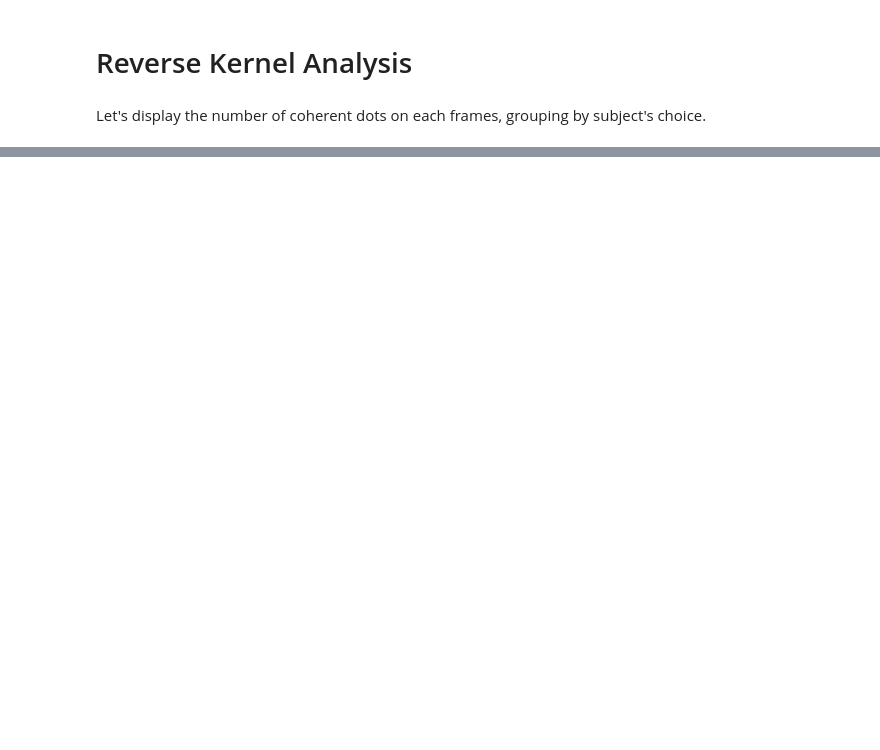
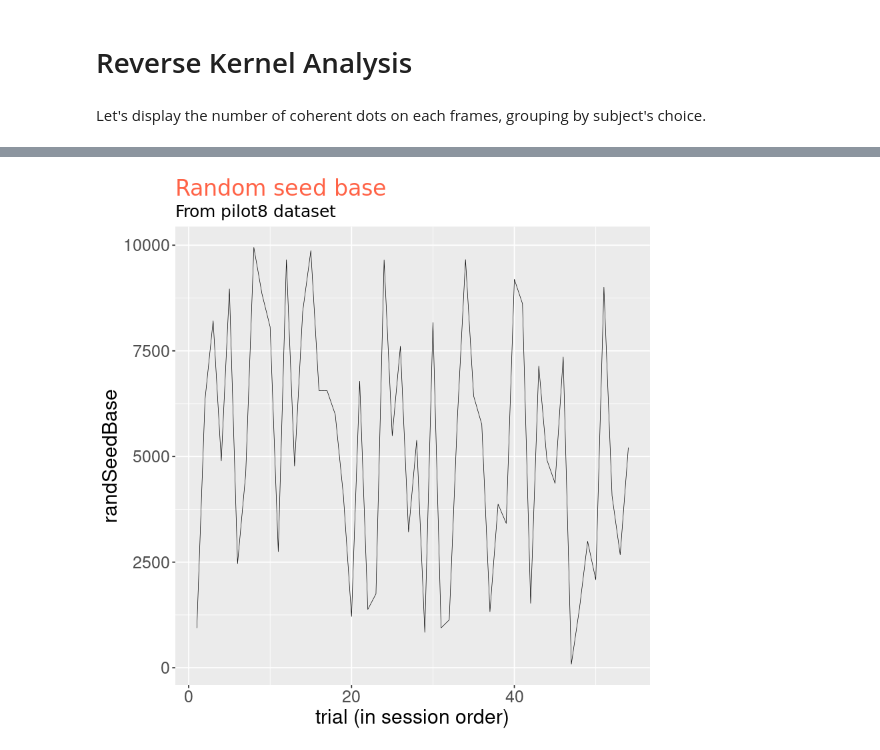
Before and after one commit to TheGoldLab/Analysis_SingleCP_DotsReversal, a Jupyter notebook: Python_scripts/pilot8.ipynb, the cells around one changed output, grey strips where cells are left out. Cells and saved outputs as stored; diff of their text form; code cells hidden in the pictures; blank space fills up the shorter version.

```diff
--- a/Python_scripts/pilot8.ipynb
+++ b/Python_scripts/pilot8.ipynb
@@ -412,0 +459,22 @@ ggplot(tb[[DOTS]][cohDots,on=c("trialCount","frameIdx")], aes(x=frameIdx, y=numC
+# %%
+seedTable <- tb[[TRIALS]][,.(randSeedBase,trialIndex),by=trialCount]
+g <- ggplot(seedTable, aes(x=trialCount, y=randSeedBase)) +
+  geom_line(size=.2) #+  geom_point(aes(shape=factor(presenceCP), col=factor(viewingDuration)),size=3)
+
+# Add Title and Labels
+g + labs(title="Random seed base",
+         subtitle=paste("From pilot",PILOT_NUMBER," dataset",sep=""),
+         y="randSeedBase",
+         x="trial (in session order)") + theme(plot.title=element_text(size=20,
+                                    family="American Typewriter",
+                                    color="tomato",
+                                    lineheight=1.2),  # title
+            plot.subtitle=element_text(size=15,
+                                       family="American Typewriter"),  # subtitle
+            plot.caption=element_text(size=15),  # caption
+            axis.title.x=element_text(size=AXES_LABEL_FONT),  # X axis title
+            axis.title.y=element_text(size=AXES_LABEL_FONT),  # Y axis title
+            axis.text.x=element_text(size=AXES_FONT),  # X axis text
+            axis.text.y=element_text(size=AXES_FONT))  # Y axis text
+# %% [output]
+[figure, added]
```
Also changed, not shown: parts of 38 cells of this notebook.
